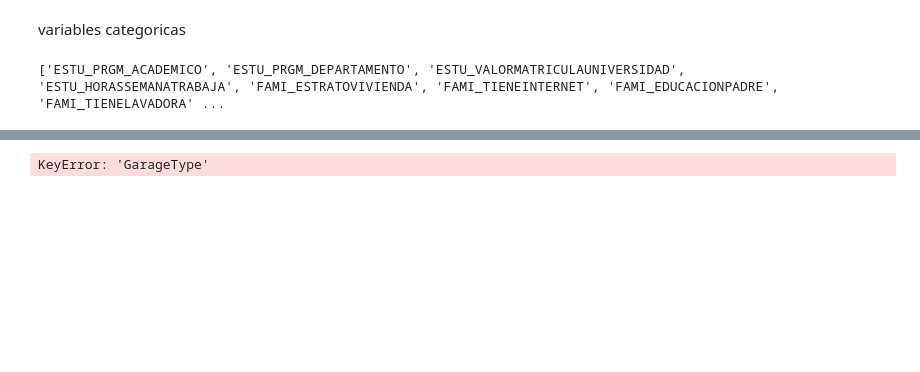
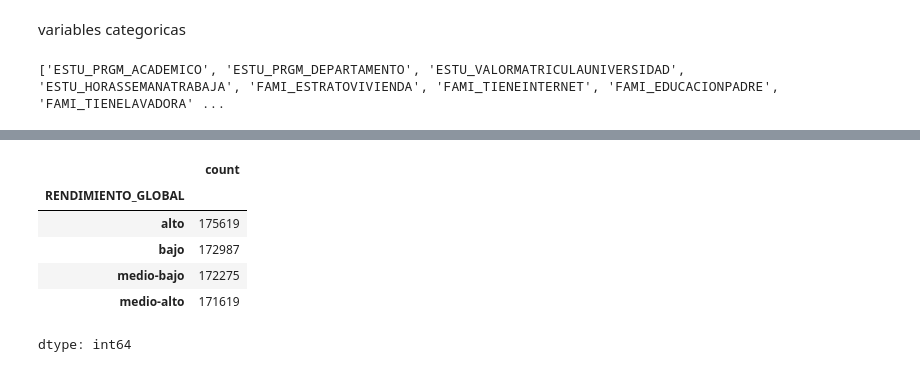
Before and after one commit to noslide5/proyecto20251, a Jupyter notebook: 01 - exploracion.ipynb, the cells around one changed output, grey strips where cells are left out. Saved outputs shown, nothing was run; the diff lists cells and outputs as text; code cells hidden in the pictures; blank space fills up the shorter version.

```diff
--- a/01 - exploracion.ipynb
+++ b/01 - exploracion.ipynb
@@ -126,3 +100,6 @@ ccols = [i for i in d.columns if not i in d._get_numeric_data()]
 print (ccols)
 # %% [output]
 ['ESTU_PRGM_ACADEMICO', 'ESTU_PRGM_DEPARTAMENTO', 'ESTU_VALORMATRICULAUNIVERSIDAD', 'ESTU_HORASSEMANATRABAJA', 'FAMI_ESTRATOVIVIENDA', 'FAMI_TIENEINTERNET', 'FAMI_EDUCACIONPADRE', 'FAMI_TIENELAVADORA' ...
+# %%
+for c in ccols:
+    print ("%10s"%c, np.unique(d[c].dropna()))
@@ -129,3 +124,10 @@ print (ccols)
 # %%
+d[c].value_counts()
 # %% [output]
+|  | count |
+| RENDIMIENTO_GLOBAL |  |
+| alto | 175619 |
+| bajo | 172987 |
+| medio-bajo | 172275 |
+| medio-alto | 171619 |
-KeyError: 'GarageType'
+dtype: int64
```
Also changed, not shown: parts of 13 cells of this notebook.
